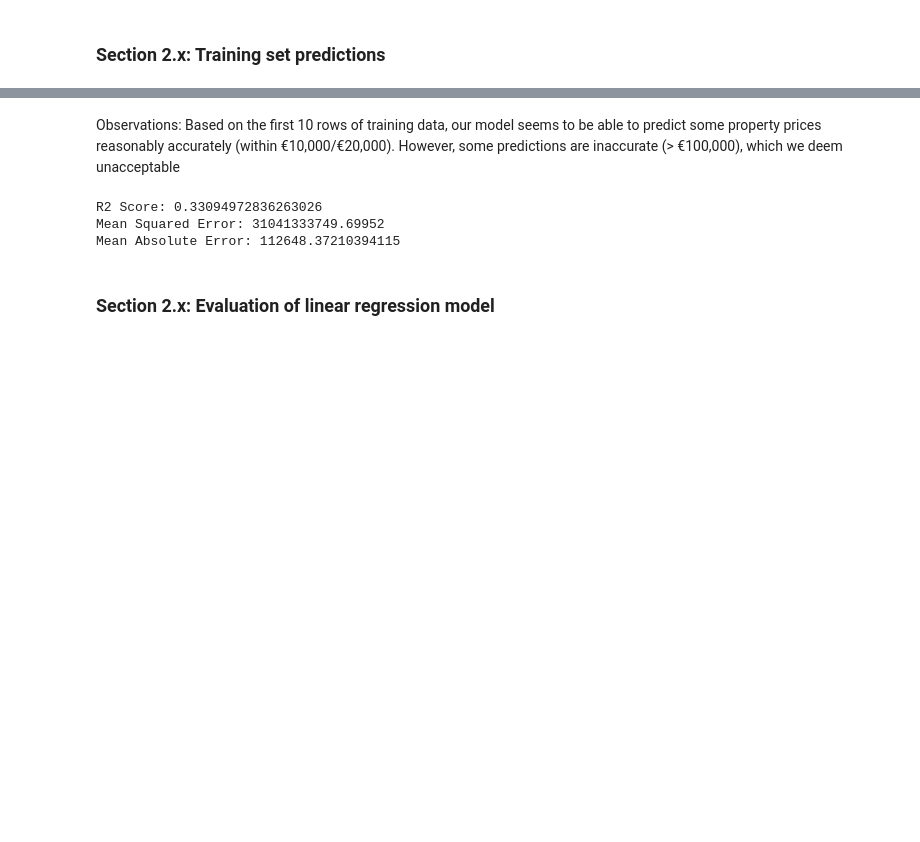
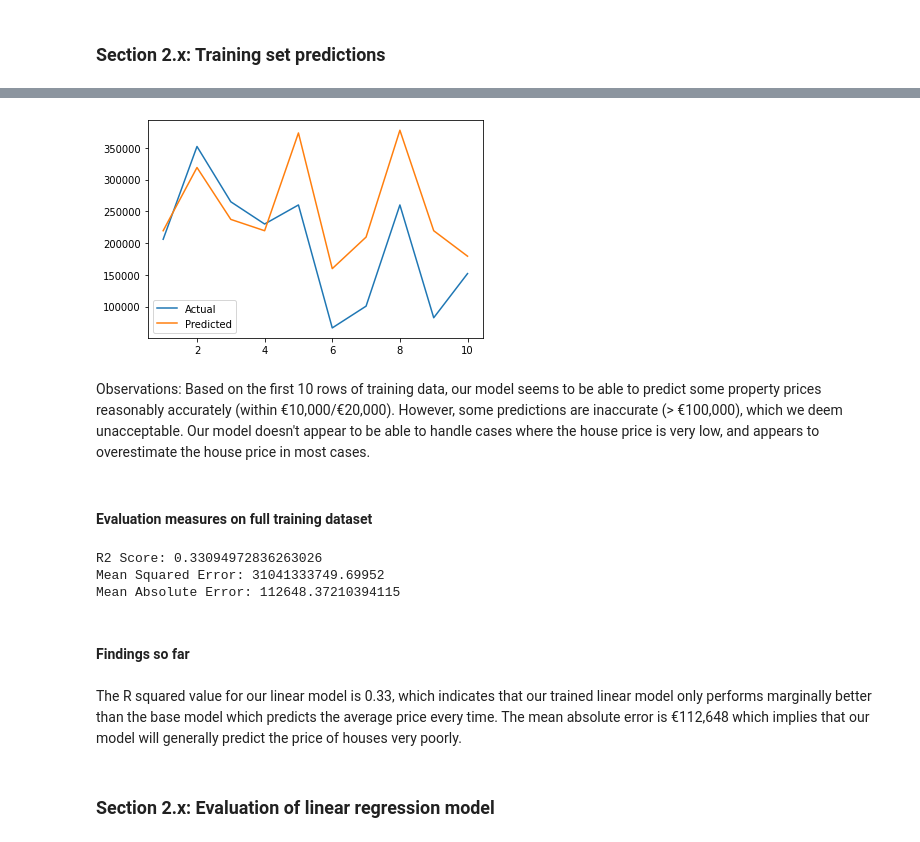
Before and after one commit to michaeldavitt/COMP47350_Housing_Data_Analysis, a Jupyter notebook: 17309836A2.ipynb, the cells around one changed output, grey strips where cells are left out. Cells and saved outputs as stored; diff of their text form; code cells hidden in the pictures; blank space fills up the shorter version.

Commit message:
Adds graph to section 2 where we compare the predicted target feature values for the first 10 training set rows with their actual values

```diff
--- a/17309836A2.ipynb
+++ b/17309836A2.ipynb
@@ -240,2 +239,2 @@ first_10_x = X_train.head(10)
 # %%
-linreg.predict(first_10_x)
+linreg_training_10_predictions = list(linreg.predict(first_10_x))
@@ -246,2 +241,2 @@ array([219443.85150538, 318938.54008561, 237265.57283625, 219443.85150538,
 # %%
-y_train.head(10)
+training_10_actual = list(y_train.head(10))
@@ -260,5 +257,14 @@ Name: Price_€_VAT_incl, dtype: float64
+# %%
+plt.plot([x for x in range(1, len(linreg_training_10_predictions) + 1)], training_10_actual, label="Actual")
+plt.plot([x for x in range(1, len(linreg_training_10_predictions) + 1)], linreg_training_10_predictions, label="Predicted")
+plt.legend()
+plt.show()
+# %% [output]
+[figure, added]
 # %% [markdown]
-Observations: Based on the first 10 rows of training data, our model seems to be able to predict some property prices reasonably accurately (within €10,000/€20,000). However, some predictions are inaccurate (> €100,000), which we deem unacceptable
+Observations: Based on the first 10 rows of training data, our model seems to be able to predict some property prices reasonably accurately (within €10,000/€20,000). However, some predictions are inaccurate (> €100,000), which we deem unacceptable. Our model doesn't appear to be able to handle cases where the house price is very low, and appears to overestimate the house price in most cases.
+# %% [markdown]
+#### Evaluation measures on full training dataset
 # %%
 linreg_train_predictions = linreg.predict(X_train)
 print(f"R2 Score: {r2_score(y_train, linreg_train_predictions)}")
@@ -268,6 +274,10 @@ print(f"Mean Absolute Error: {mean_absolute_error(y_train, linreg_train_predicti
 R2 Score: 0.33094972836263026
 Mean Squared Error: 31041333749.69952
 Mean Absolute Error: 112648.37210394115
+# %% [markdown]
+#### Findings so far
+# %% [markdown]
+The R squared value for our linear model is 0.33, which indicates that our trained linear model only performs marginally better than the base model which predicts the average price every time. The mean absolute error is €112,648 which implies that our model will generally predict the price of houses very poorly.
 # %% [markdown]
 ### Section 2.x: Evaluation of linear regression model
 # %%
```
Also changed, not shown: parts of 15 cells of this notebook.
